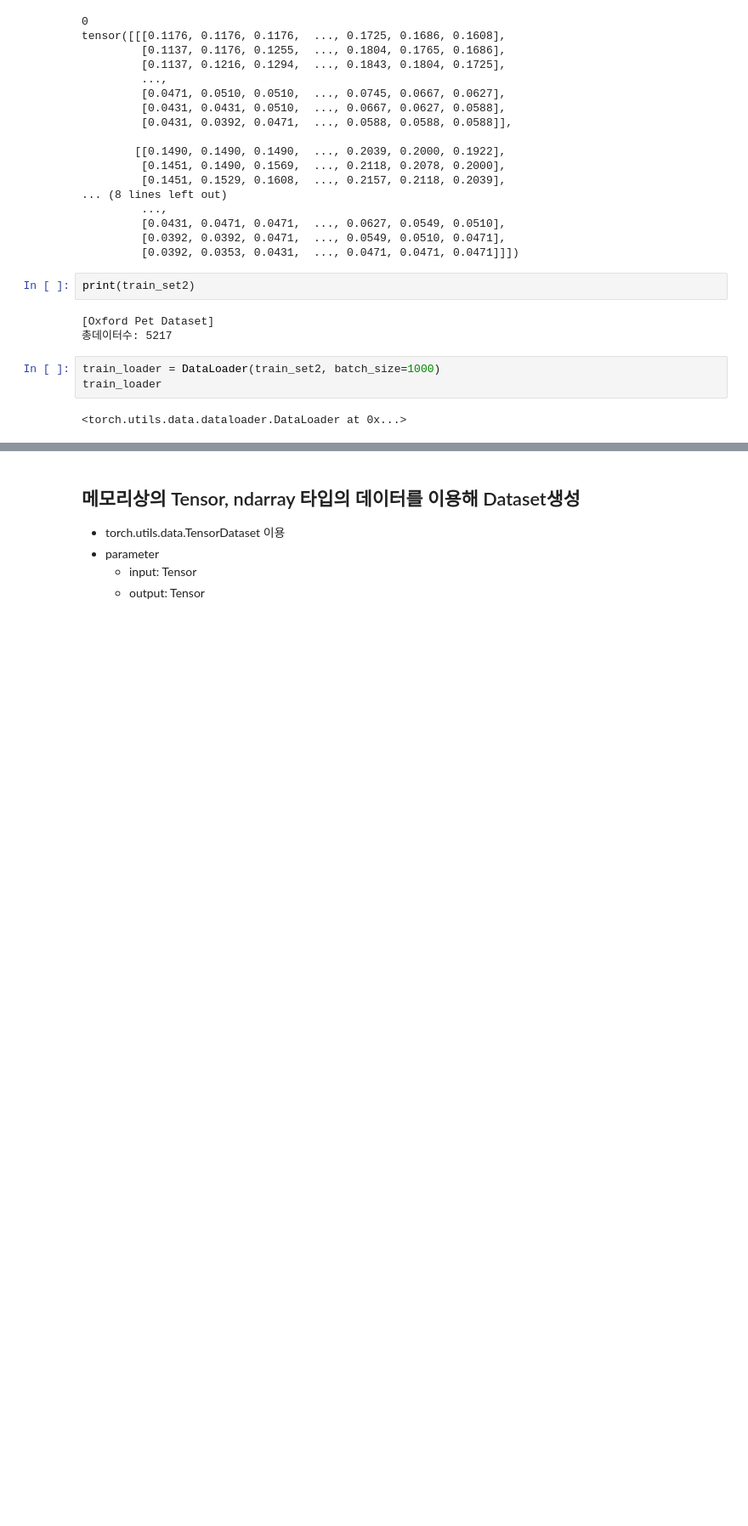
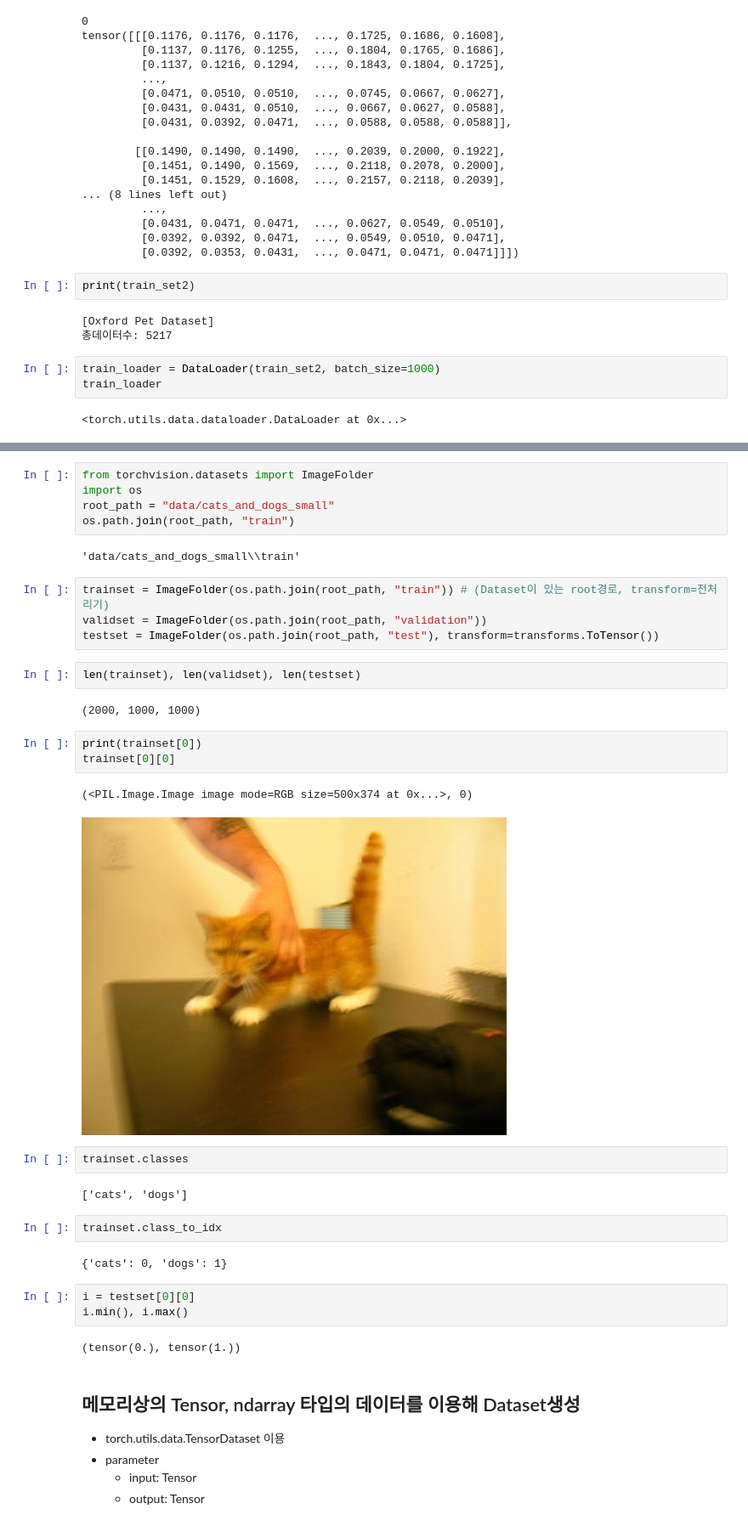
Before and after one commit to kgmyhGit/SKN06, a Jupyter notebook: 09_deeplearning_pytorch/06_Dataset과 DataLoader.ipynb, the cells around one changed output, grey strips where cells are left out. Shown at 85% size. Drawn from its saved outputs; the diff is of its cells as text; blank space fills up the shorter version.

```diff
--- a/09_deeplearning_pytorch/06_Dataset과 DataLoader.ipynb
+++ b/09_deeplearning_pytorch/06_Dataset과 DataLoader.ipynb
@@ -987,3 +1019,37 @@ down_extract()
+# %%
+from torchvision.datasets import ImageFolder
+import os
+root_path = "data/cats_and_dogs_small"
+os.path.join(root_path, "train")
+# %% [output]
+'data/cats_and_dogs_small\\train'
+# %%
+trainset = ImageFolder(os.path.join(root_path, "train")) # (Dataset이 있는 root경로, transform=전처리기)
+validset = ImageFolder(os.path.join(root_path, "validation"))
+testset = ImageFolder(os.path.join(root_path, "test"), transform=transforms.ToTensor())
+# %%
+len(trainset), len(validset), len(testset)
+# %% [output]
+(2000, 1000, 1000)
+# %%
+print(trainset[0])
+trainset[0][0]
+# %% [output]
+(<PIL.Image.Image image mode=RGB size=500x374 at 0x...>, 0)
+[figure, added]
+# %%
+trainset.classes
+# %% [output]
+['cats', 'dogs']
+# %%
+trainset.class_to_idx
+# %% [output]
+{'cats': 0, 'dogs': 1}
+# %%
+i = testset[0][0]
+i.min(), i.max()
+# %% [output]
+(tensor(0.), tensor(1.))
 # %% [markdown]
 ## 메모리상의 Tensor, ndarray 타입의 데이터를 이용해 Dataset생성
 
```
Also changed, not shown: parts of 29 cells of this notebook, 1 other file.
